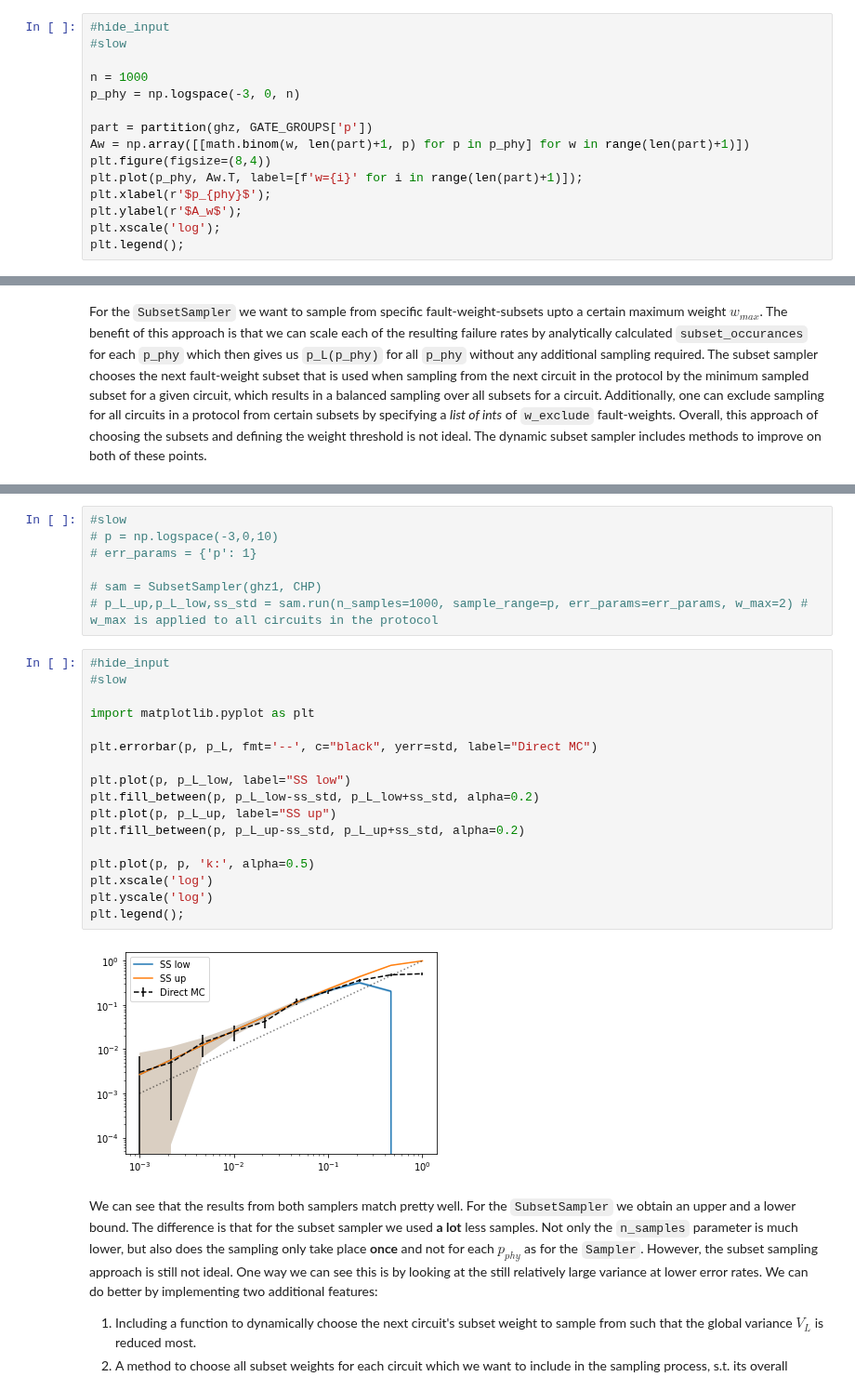
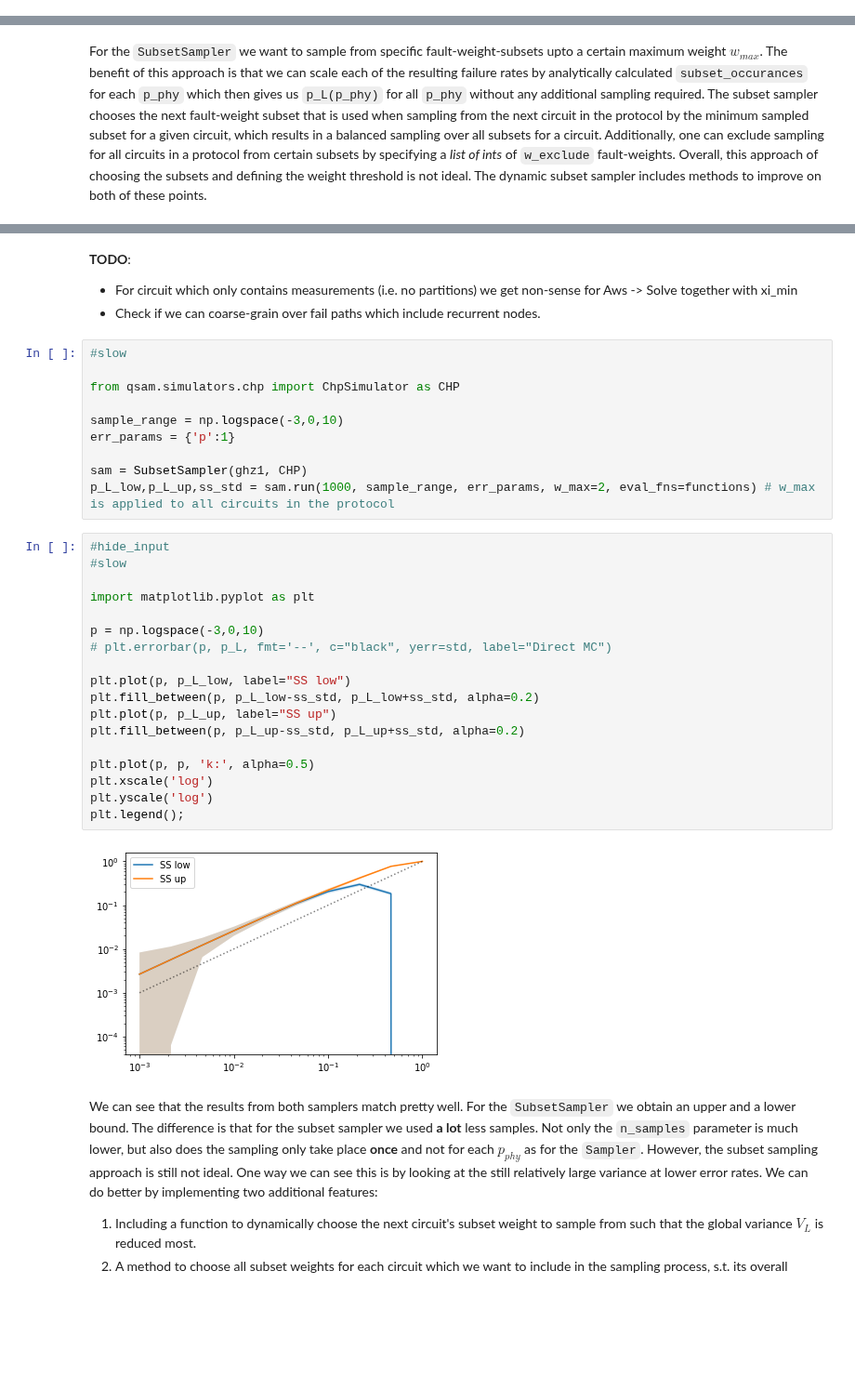
Before and after one commit to dpwinter/qsample, a Jupyter notebook: 05b_samplers.protocol_samplers.ipynb, the cells around one changed output, grey strips where cells are left out. Shown at 93% size. Cells and saved outputs as stored; diff of their text form; blank space fills up the shorter version.

Commit message:
fixed subset sampler; special circuits still give non-sense; a; also need to verify that loops are considered correctly.

```diff
--- a/05b_samplers.protocol_samplers.ipynb
+++ b/05b_samplers.protocol_samplers.ipynb
@@ -475,17 +469,2 @@ def calc_subset_occurances(partitions, partition_w_vecs, p_phy_per_partition):
 
 remap = lambda d, map_fn: {k: map_fn(k,v) for k,v in d.items()}
-# %%
-#hide_input
-#slow
-
-n = 1000
-p_phy = np.logspace(-3, 0, n)
-
-part = partition(ghz, GATE_GROUPS['p'])
-Aw = np.array([[math.binom(w, len(part)+1, p) for p in p_phy] for w in range(len(part)+1)])
-plt.figure(figsize=(8,4))
-plt.plot(p_phy, Aw.T, label=[f'w={i}' for i in range(len(part)+1)]);
-plt.xlabel(r'$p_{phy}$');
-plt.ylabel(r'$A_w$');
-plt.xscale('log');
-plt.legend();
@@ -605,29 +645,37 @@ class SubsetSampler(Sampler):
+# %% [markdown]
+**TODO**:
+* For circuit which only contains measurements (i.e. no partitions) we get non-sense for Aws -> Solve together with xi_min
+* Check if we can coarse-grain over fail paths which include recurrent nodes.
 # %%
 #slow
-# p = np.logspace(-3,0,10)
-# err_params = {'p': 1}
 
-# sam = SubsetSampler(ghz1, CHP)
-# p_L_up,p_L_low,ss_std = sam.run(n_samples=1000, sample_range=p, err_params=err_params, w_max=2) # w_max is applied to all circuits in the protocol
+from qsam.simulators.chp import ChpSimulator as CHP
+
+sample_range = np.logspace(-3,0,10)
+err_params = {'p':1}
+
+sam = SubsetSampler(ghz1, CHP)
+p_L_low,p_L_up,ss_std = sam.run(1000, sample_range, err_params, w_max=2, eval_fns=functions) # w_max is applied to all circuits in the protocol
 # %%
 #hide_input
 #slow
 
 import matplotlib.pyplot as plt
 
-plt.errorbar(p, p_L, fmt='--', c="black", yerr=std, label="Direct MC")
+p = np.logspace(-3,0,10)
+# plt.errorbar(p, p_L, fmt='--', c="black", yerr=std, label="Direct MC")
 
 plt.plot(p, p_L_low, label="SS low")
 plt.fill_between(p, p_L_low-ss_std, p_L_low+ss_std, alpha=0.2)
 plt.plot(p, p_L_up, label="SS up")
 plt.fill_between(p, p_L_up-ss_std, p_L_up+ss_std, alpha=0.2)
 
 plt.plot(p, p, 'k:', alpha=0.5)
 plt.xscale('log')
 plt.yscale('log')
 plt.legend();
 # %% [output]
-[figure, old version]
+[figure, new version]
 # %% [markdown]
 We can see that the results from both samplers match pretty well. For the `SubsetSampler` we obtain an upper and a lower bound. The difference is that for the subset sampler we used **a lot** less samples. Not only the `n_samples` parameter is much lower, but also does the sampling only take place **once** and not for each $p_{phy}$ as for the `Sampler`. However, the subset sampling approach is still not ideal. One way we can see this is by looking at the still relatively large variance at lower error rates. We can do better by implementing two additional features:
 1. Including a function to dynamically choose the next circuit's subset weight to sample from such that the global variance $V_L$ is reduced most.
```
Also changed, not shown: parts of 12 cells of this notebook, 17 other files.
